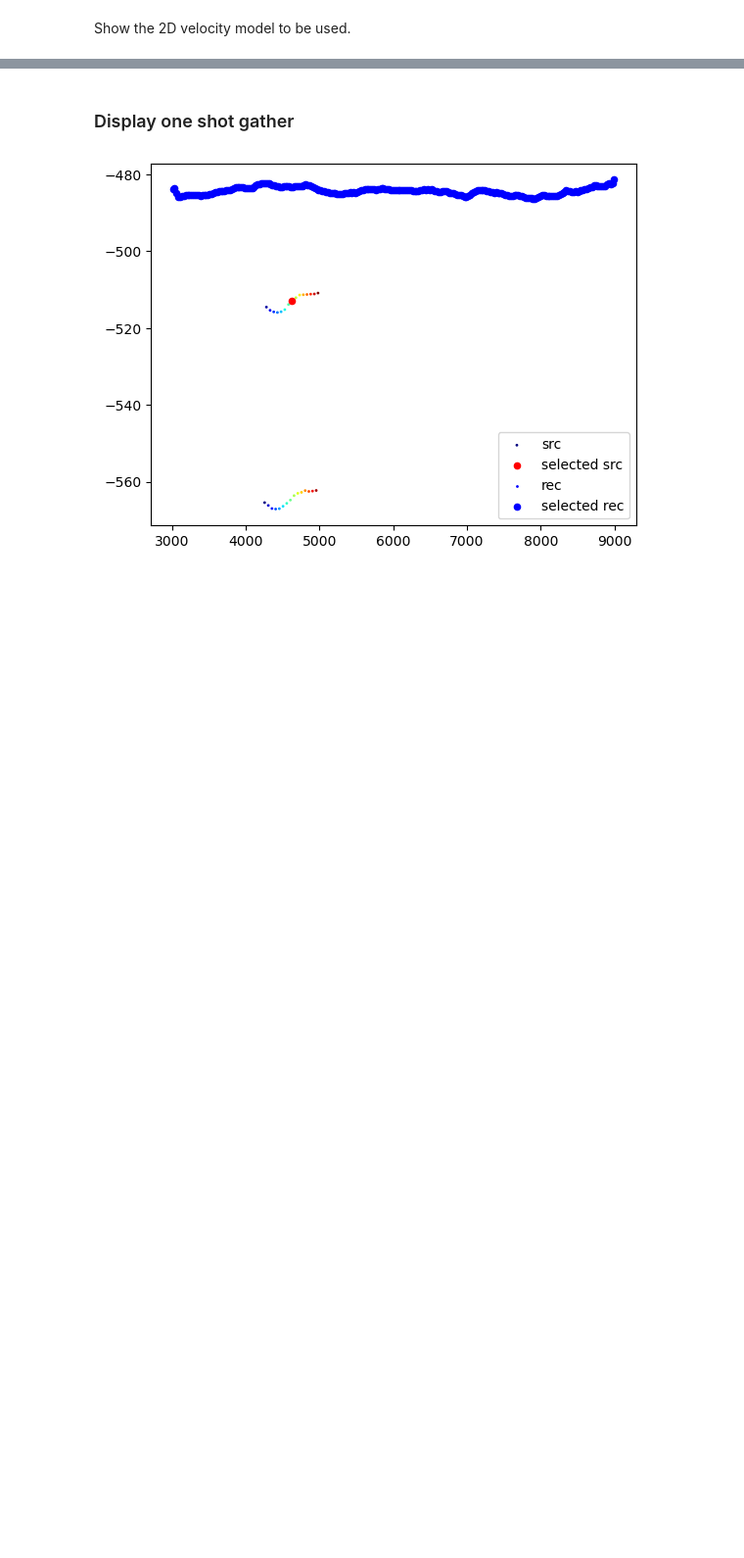
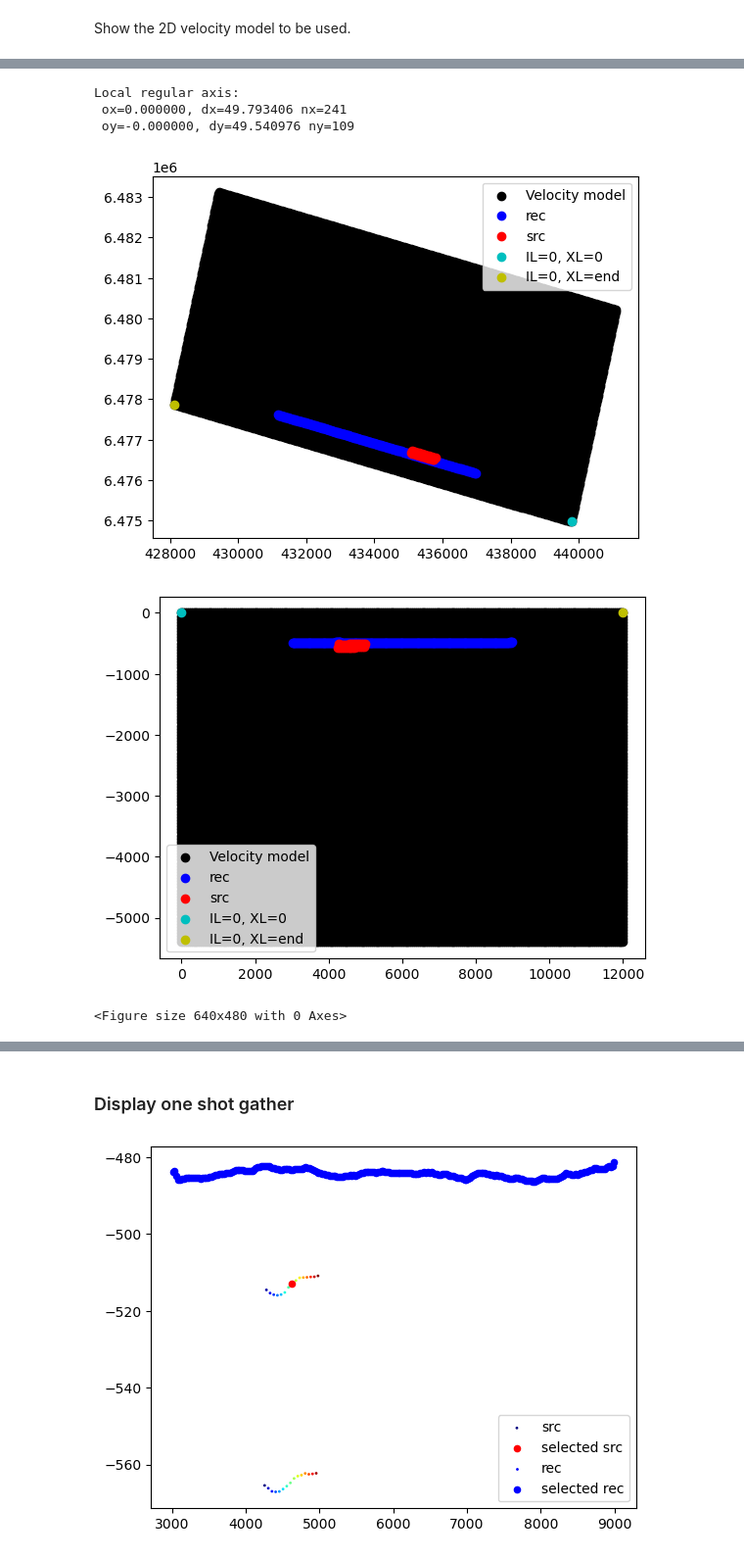
Before and after one commit to Amnah2020/RefrTomo, a Jupyter notebook: notebooks/FirstArrivalPicking_Volvo.ipynb, the cells around one changed output, grey strips where cells are left out. Shown at 98% size. Cells and saved outputs as stored; diff of their text form; code cells hidden in the pictures; blank space fills up the shorter version.

```diff
--- a/notebooks/FirstArrivalPicking_Volvo.ipynb
+++ b/notebooks/FirstArrivalPicking_Volvo.ipynb
@@ -115,0 +102,16 @@ Local regular axis:
+# %%
+# Convert the geometry to local, rectangular coordinates
+sg.rotategeometry(velfile=velfile, plotflag=1)  # inline 10 is the inline of the 2D line
+
+plt.figure()
+sg.showgeometry(local=True)
+plt.scatter(xvel_local, yvel_local, color='k', label=f'Velocity model il={inline}')
+plt.legend()
+plt.show()
+# %% [output]
+Local regular axis:
+ ox=0.000000, dx=49.793406 nx=241
+ oy=-0.000000, dy=49.540976 ny=109
+[figure, added]
+[figure, added]
+<Figure size 640x480 with 0 Axes>
```
Also changed, not shown: parts of 32 cells of this notebook.
